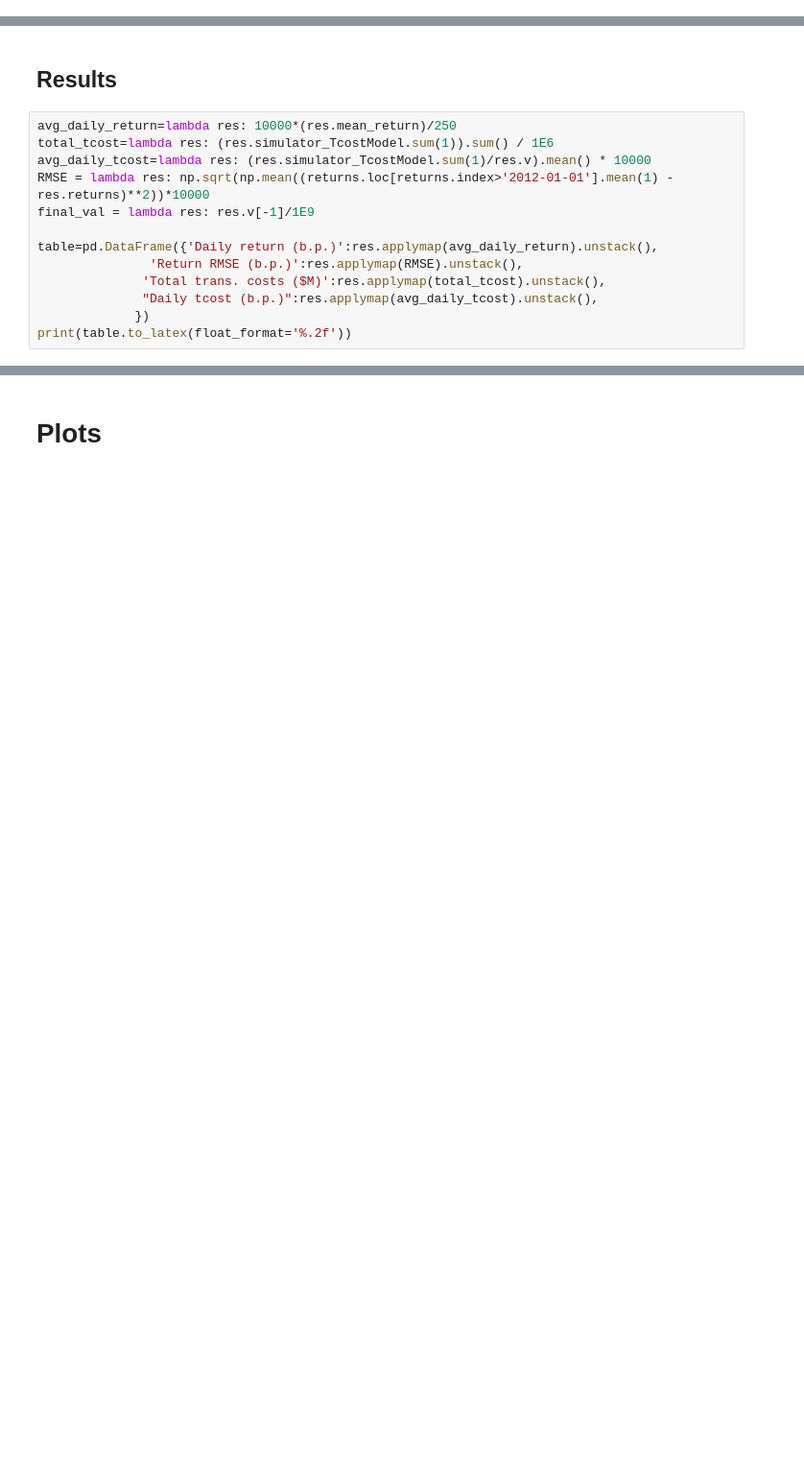
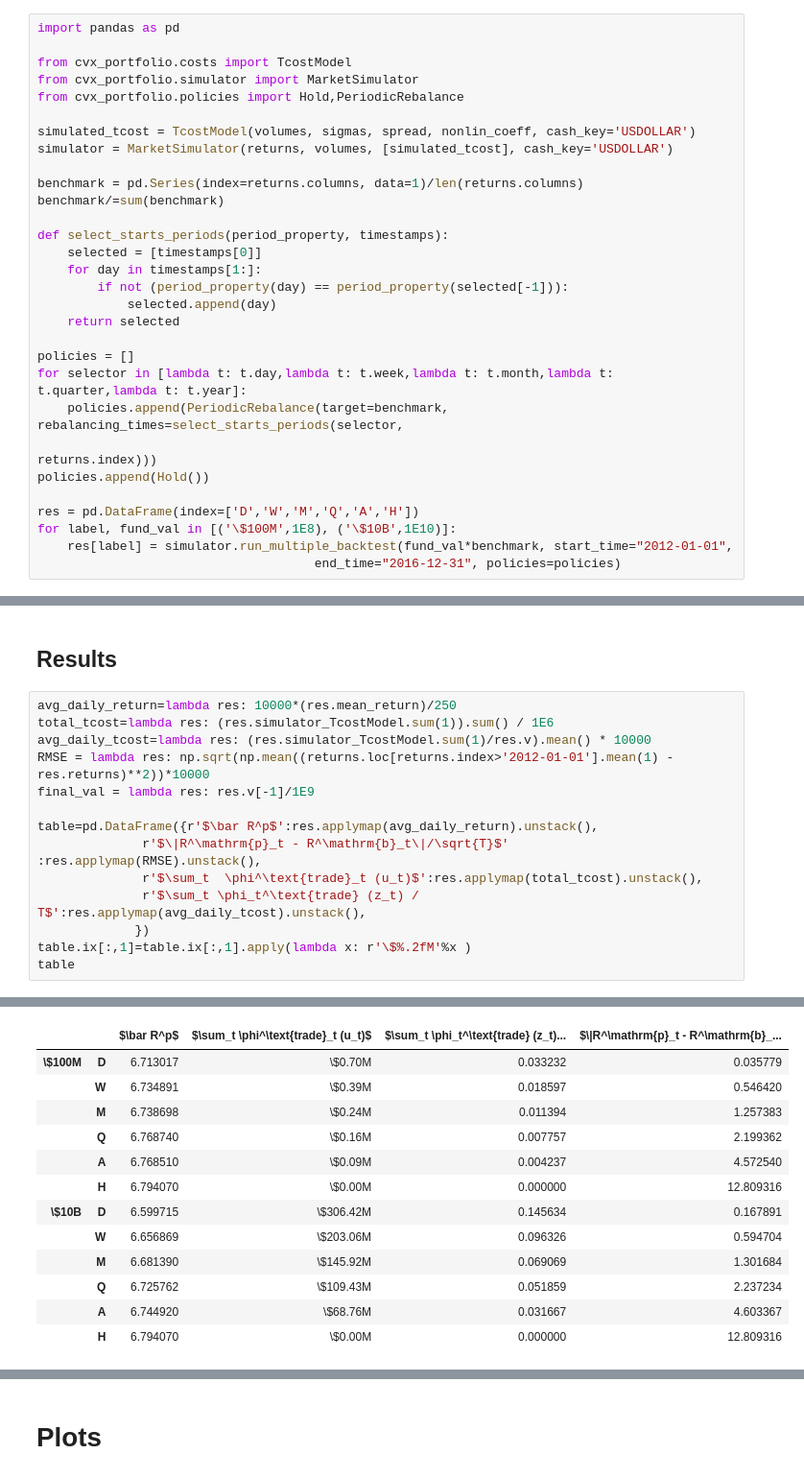
Before and after one commit to cvxgrp/cvxportfolio, a Jupyter notebook: BasicExample.ipynb, the cells around one changed output, grey strips where cells are left out. Shown at 96% size. Saved outputs shown, nothing was run; the diff lists cells and outputs as text; blank space fills up the shorter version.

```diff
--- a/BasicExample.ipynb
+++ b/BasicExample.ipynb
@@ -85,0 +28,30 @@ WARNING:root:Setting stocks Index(['EQIX'], dtype='object') on 2014-10-21 00:00:
+# %%
+import pandas as pd
+
+from cvx_portfolio.costs import TcostModel
+from cvx_portfolio.simulator import MarketSimulator
+from cvx_portfolio.policies import Hold,PeriodicRebalance
+
+simulated_tcost = TcostModel(volumes, sigmas, spread, nonlin_coeff, cash_key='USDOLLAR')
+simulator = MarketSimulator(returns, volumes, [simulated_tcost], cash_key='USDOLLAR')
+
+benchmark = pd.Series(index=returns.columns, data=1)/len(returns.columns)
+benchmark/=sum(benchmark)
+
+def select_starts_periods(period_property, timestamps):
+    selected = [timestamps[0]]
+    for day in timestamps[1:]:
+        if not (period_property(day) == period_property(selected[-1])):
+            selected.append(day)
+    return selected
+
+policies = []
+for selector in [lambda t: t.day,lambda t: t.week,lambda t: t.month,lambda t: t.quarter,lambda t: t.year]:
+    policies.append(PeriodicRebalance(target=benchmark, rebalancing_times=select_starts_periods(selector,
+                                                                                                returns.index)))
+policies.append(Hold())
+
+res = pd.DataFrame(index=['D','W','M','Q','A','H'])
+for label, fund_val in [('\$100M',1E8), ('\$10B',1E10)]:
+    res[label] = simulator.run_multiple_backtest(fund_val*benchmark, start_time="2012-01-01",
+                                     end_time="2016-12-31", policies=policies)
@@ -92,10 +82,11 @@ avg_daily_tcost=lambda res: (res.simulator_TcostModel.sum(1)/res.v).mean() * 100
 RMSE = lambda res: np.sqrt(np.mean((returns.loc[returns.index>'2012-01-01'].mean(1) - res.returns)**2))*10000
 final_val = lambda res: res.v[-1]/1E9
 
-table=pd.DataFrame({'Daily return (b.p.)':res.applymap(avg_daily_return).unstack(),
-               'Return RMSE (b.p.)':res.applymap(RMSE).unstack(),
-              'Total trans. costs ($M)':res.applymap(total_tcost).unstack(),
-              "Daily tcost (b.p.)":res.applymap(avg_daily_tcost).unstack(),
+table=pd.DataFrame({r'$\bar R^p$':res.applymap(avg_daily_return).unstack(),
+              r'$\|R^\mathrm{p}_t - R^\mathrm{b}_t\|/\sqrt{T}$' :res.applymap(RMSE).unstack(),
+              r'$\sum_t  \phi^\text{trade}_t (u_t)$':res.applymap(total_tcost).unstack(),
+              r'$\sum_t \phi_t^\text{trade} (z_t) / T$':res.applymap(avg_daily_tcost).unstack(),
              })
-print(table.to_latex(float_format='%.2f'))
+table.ix[:,1]=table.ix[:,1].apply(lambda x: r'\$%.2fM'%x )
+table
 # %% [output]
@@ -119,0 +93,13 @@ print(table.to_latex(float_format='%.2f'))
+|  |  | $\bar R^p$ | $\sum_t \phi^\text{trade}_t (u_t)$ | $\sum_t \phi_t^\text{trade} (z_t)... | $\|R^\mathrm{p}_t - R^\mathrm{b}_... |
+| \$100M | D | 6.713017 | \$0.70M | 0.033232 | 0.035779 |
+|  | W | 6.734891 | \$0.39M | 0.018597 | 0.546420 |
+|  | M | 6.738698 | \$0.24M | 0.011394 | 1.257383 |
+|  | Q | 6.768740 | \$0.16M | 0.007757 | 2.199362 |
+|  | A | 6.768510 | \$0.09M | 0.004237 | 4.572540 |
+|  | H | 6.794070 | \$0.00M | 0.000000 | 12.809316 |
+| \$10B | D | 6.599715 | \$306.42M | 0.145634 | 0.167891 |
+|  | W | 6.656869 | \$203.06M | 0.096326 | 0.594704 |
+|  | M | 6.681390 | \$145.92M | 0.069069 | 1.301684 |
+|  | Q | 6.725762 | \$109.43M | 0.051859 | 2.237234 |
+|  | A | 6.744920 | \$68.76M | 0.031667 | 4.603367 |
+|  | H | 6.794070 | \$0.00M | 0.000000 | 12.809316 |
```
Also changed, not shown: parts of 18 cells of this notebook.
